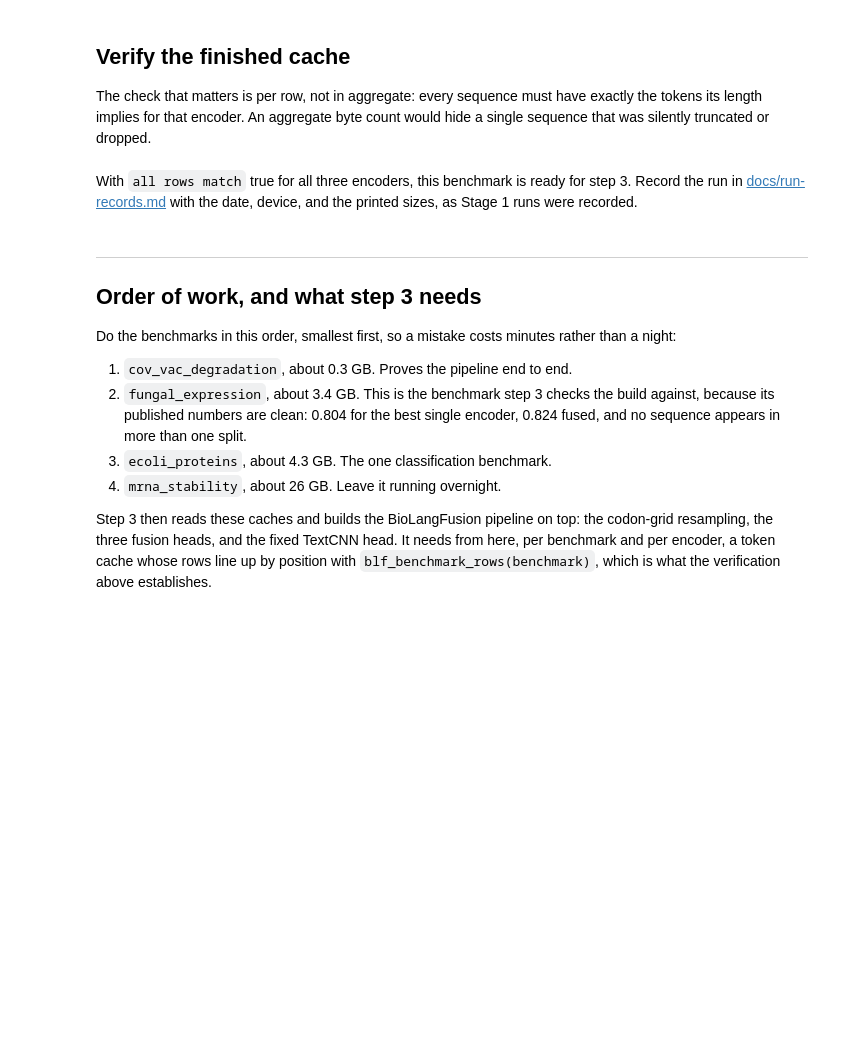
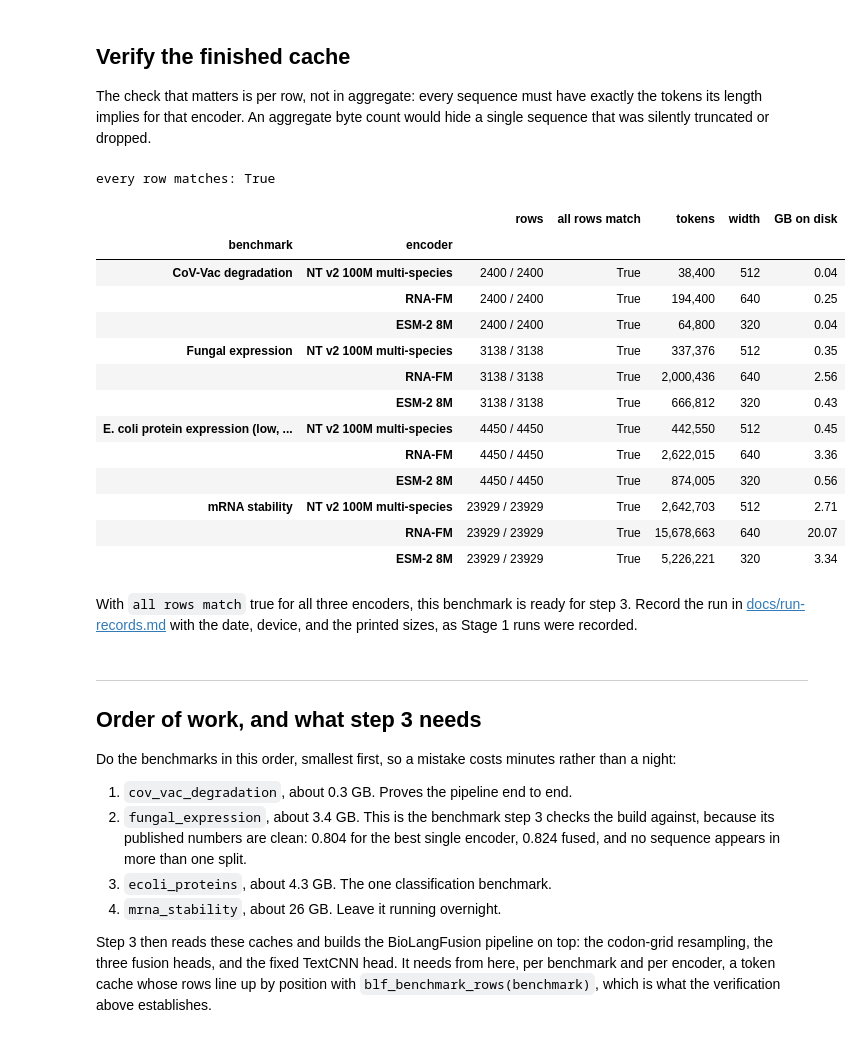
Before and after one commit to jtmckinley4/multimodal-bio-fusion, a Jupyter notebook: Code/stage3/02_token_embeddings.ipynb, the cells around one changed output. Cells and saved outputs as stored; diff of their text form; code cells hidden in the pictures; blank space fills up the shorter version.

Commit message:
Stage 3 step 3: BLF build check run on fungal expression, plus the transposed-convolution test

```diff
--- a/Code/stage3/02_token_embeddings.ipynb
+++ b/Code/stage3/02_token_embeddings.ipynb
@@ -56,7 +56,10 @@ hundred suits a laptop.
 The cache lives in `Code/stage3/embeddings/<benchmark>/<encoder>/`, which `.gitignore`
 already excludes, so nothing here is ever committed.
 # %%
-BENCHMARK = "cov_vac_degradation"   # one of datasets.BLF_BENCHMARKS; change and rerun
+# Benchmarks to extract, smallest first, so a mistake costs minutes rather than a night.
+# The whole list runs unattended; the cache is resumable, so a stopped run continues.
+TO_RUN = ["cov_vac_degradation", "fungal_expression", "ecoli_proteins", "mrna_stability"]
+BENCHMARK = TO_RUN[0]               # the one the smoke test and timing cells use
 ENCODER_KEYS = ["ntv2_100m", "rnafm", "esm2_8m"]   # BioLangFusion's own three, frozen
 CHUNK_SIZE = 256        # sequences per shard
 DTYPE = np.float16      # halves the cache; frozen features do not need float32
@@ -65,5 +68,6 @@ CACHE_ROOT = Path("embeddings")   # Code/stage3/embeddings/, ignored by Git
 DEVICE = encoders.select_device()
 ROWS = datasets.blf_benchmark_rows(BENCHMARK)
 ENCODERS = [encoders.ENCODERS[k] for k in ENCODER_KEYS]
-print(f"{datasets.DATASETS[BENCHMARK].label}: {len(ROWS)} sequences, device {DEVICE}")
-print(f"cache: {(CACHE_ROOT / BENCHMARK).resolve()}")
+print(f"device {DEVICE}; cache root {CACHE_ROOT.resolve()}")
+for key in TO_RUN:
+    print(f"  {datasets.DATASETS[key].label}: {len(datasets.blf_benchmark_rows(key))} sequences")
@@ -178,21 +524,45 @@ sequence that was silently truncated or dropped.
 # %%
 # Per-row verification: every sequence must have exactly the tokens its length implies.
 report = []
-for encoder in ENCODERS:
-    cache = tokens.summarize(CACHE_ROOT / BENCHMARK / encoder.key)
-    want = np.array([tokens.expected_tokens(encoder, s) for s in ROWS["sequence"]])
-    same_rows = len(cache) == len(ROWS)
-    matches = bool(same_rows and np.array_equal(np.asarray(cache.lengths), want))
-    report.append({
-        "encoder": encoder.label,
-        "rows": f"{len(cache)} / {len(ROWS)}",
-        "all rows match": matches,
-        "tokens": f"{cache.meta['total_tokens']:,}",
-        "width": cache.width,
-        "GB on disk": round(sum(p.stat().st_size for p in (CACHE_ROOT / BENCHMARK / encoder.key).glob("shard_*.npz")) / 1e9, 2),
-        "first row shape": str(cache[0].shape),
-    })
-pd.DataFrame(report).set_index("encoder")
+for key in TO_RUN:
+    rows = datasets.blf_benchmark_rows(key)
+    for encoder in ENCODERS:
+        cache_dir = CACHE_ROOT / key / encoder.key
+        if not (cache_dir / "meta.json").exists():
+            report.append({"benchmark": datasets.DATASETS[key].label, "encoder": encoder.label,
+                           "all rows match": "not extracted yet"})
+            continue
+        cache = tokens.summarize(cache_dir)
+        want = np.array([tokens.expected_tokens(encoder, s) for s in rows["sequence"]])
+        matches = bool(len(cache) == len(rows) and np.array_equal(np.asarray(cache.lengths), want))
+        report.append({
+            "benchmark": datasets.DATASETS[key].label,
+            "encoder": encoder.label,
+            "rows": f"{len(cache)} / {len(rows)}",
+            "all rows match": matches,
+            "tokens": f"{cache.meta['total_tokens']:,}",
+            "width": cache.width,
+            "GB on disk": round(sum(p.stat().st_size for p in cache_dir.glob("shard_*.npz")) / 1e9, 2),
+        })
+VERIFY = pd.DataFrame(report).set_index(["benchmark", "encoder"])
+print("every row matches:", all(r.get("all rows match") is True for r in report))
+VERIFY
+# %% [output]
+every row matches: True
+|  |  | rows | all rows match | tokens | width | GB on disk |
+| benchmark | encoder |  |  |  |  |  |
+| CoV-Vac degradation | NT v2 100M multi-species | 2400 / 2400 | True | 38,400 | 512 | 0.04 |
+|  | RNA-FM | 2400 / 2400 | True | 194,400 | 640 | 0.25 |
+|  | ESM-2 8M | 2400 / 2400 | True | 64,800 | 320 | 0.04 |
+| Fungal expression | NT v2 100M multi-species | 3138 / 3138 | True | 337,376 | 512 | 0.35 |
+|  | RNA-FM | 3138 / 3138 | True | 2,000,436 | 640 | 2.56 |
+|  | ESM-2 8M | 3138 / 3138 | True | 666,812 | 320 | 0.43 |
+| E. coli protein expression (low, ... | NT v2 100M multi-species | 4450 / 4450 | True | 442,550 | 512 | 0.45 |
+|  | RNA-FM | 4450 / 4450 | True | 2,622,015 | 640 | 3.36 |
+|  | ESM-2 8M | 4450 / 4450 | True | 874,005 | 320 | 0.56 |
+| mRNA stability | NT v2 100M multi-species | 23929 / 23929 | True | 2,642,703 | 512 | 2.71 |
+|  | RNA-FM | 23929 / 23929 | True | 15,678,663 | 640 | 20.07 |
+|  | ESM-2 8M | 23929 / 23929 | True | 5,226,221 | 320 | 3.34 |
 # %% [markdown]
 With `all rows match` true for all three encoders, this benchmark is
 ready for step 3. Record the run in [docs/run-records.md](../../docs/run-records.md) with the
```
Also changed, not shown: parts of 7 cells of this notebook, 22 other files.
